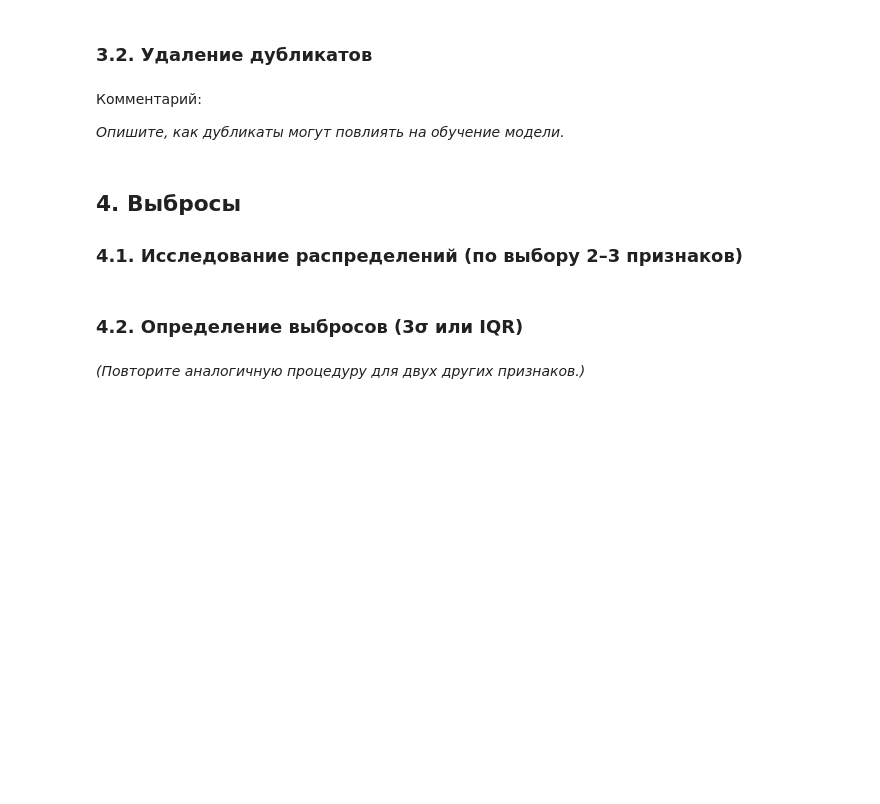
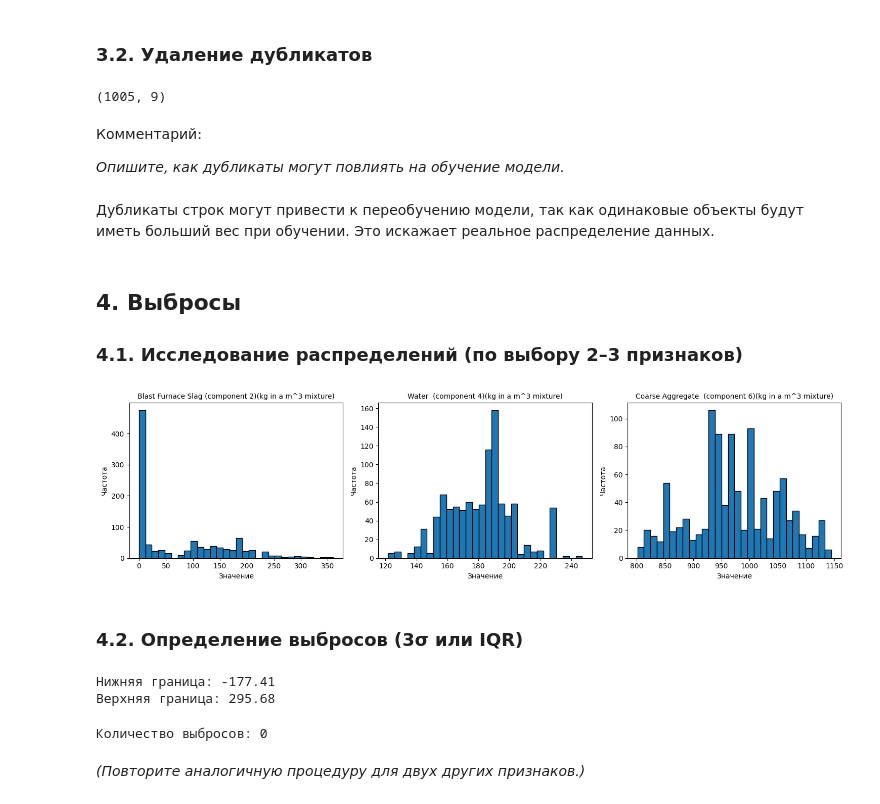
Before and after one commit to mostron/Kuznetsov_project, a Jupyter notebook: 3_ML_task.ipynb, the cells around one changed output. Drawn from its saved outputs; the diff is of its cells as text; code cells hidden in the pictures; blank space fills up the shorter version.

```diff
--- a/3_ML_task.ipynb
+++ b/3_ML_task.ipynb
@@ -173,22 +173,75 @@ print(dups.head(5))
 # %%
 # Удалите дубликаты из датасета
 # Проверьте размерность датасета после удаления дубликатов
+
+df.drop_duplicates(inplace=True)
+print(df.shape)
+# %% [output]
+(1005, 9)
 # %% [markdown]
 Комментарий:
 
 *Опишите, как дубликаты могут повлиять на обучение модели.*
+# %% [markdown]
+Дубликаты строк могут привести к переобучению модели, так как одинаковые объекты будут иметь больший вес при обучении. Это искажает реальное распределение данных.
 # %% [markdown]
 ## 4. Выбросы
 
 ### 4.1. Исследование распределений (по выбору 2–3 признаков)
 # %%
 # Приведеите пример гистограммы минимум 3х признаков
+
+import pandas as pd
+import matplotlib.pyplot as plt
+
+df = pd.read_excel("3_Concrete_Data.xls")
+
+# 3 3признака
+features = [
+    'Blast Furnace Slag (component 2)(kg in a m^3 mixture)',
+    'Water  (component 4)(kg in a m^3 mixture)',
+    'Coarse Aggregate  (component 6)(kg in a m^3 mixture)'
+]
+
+fig, axes = plt.subplots(1, 3, figsize=(15, 4))
+
+for i, feature in enumerate(features):
+    axes[i].hist(df[feature], bins=30, edgecolor='black')
+    axes[i].set_title(feature, fontsize=10)
+    axes[i].set_xlabel('Значение')
+    axes[i].set_ylabel('Частота')
+
+plt.tight_layout()
+plt.show()
+# %% [output]
+[figure, added]
 # %% [markdown]
 ### 4.2. Определение выбросов (3σ или IQR)
 # %%
 # определите верхние и нижние пределы выбросов одним из способов для одного из признаков.
+
+import pandas as pd
+
+df = pd.read_excel("3_Concrete_Data.xls")
+
+# Для признака 'Fly Ash'
+q25, q75 = df['Fly Ash (component 3)(kg in a m^3 mixture)'].quantile([0.25, 0.75])
+iqr = q75 - q25
+lower = q25 - 1.5 * iqr
+upper = q75 + 1.5 * iqr
+
+print(f"Нижняя граница: {lower:.2f}")
+print(f"Верхняя граница: {upper:.2f}")
+# %% [output]
+Нижняя граница: -177.41
+Верхняя граница: 295.68
 # %%
 # посчитайте количество выбросов
+
+outliers = df[(df['Fly Ash (component 3)(kg in a m^3 mixture)'] < lower) | (df['Fly Ash (component 3)(kg in a m^3 mixture)'] > upper)]
+print(f"Количество выбросов: {len(outliers)}")
+# %% [output]
+Количество выбросов: 0
 # %% [markdown]
 *(Повторите аналогичную процедуру для двух других признаков.)*
 # %% [markdown]
```
